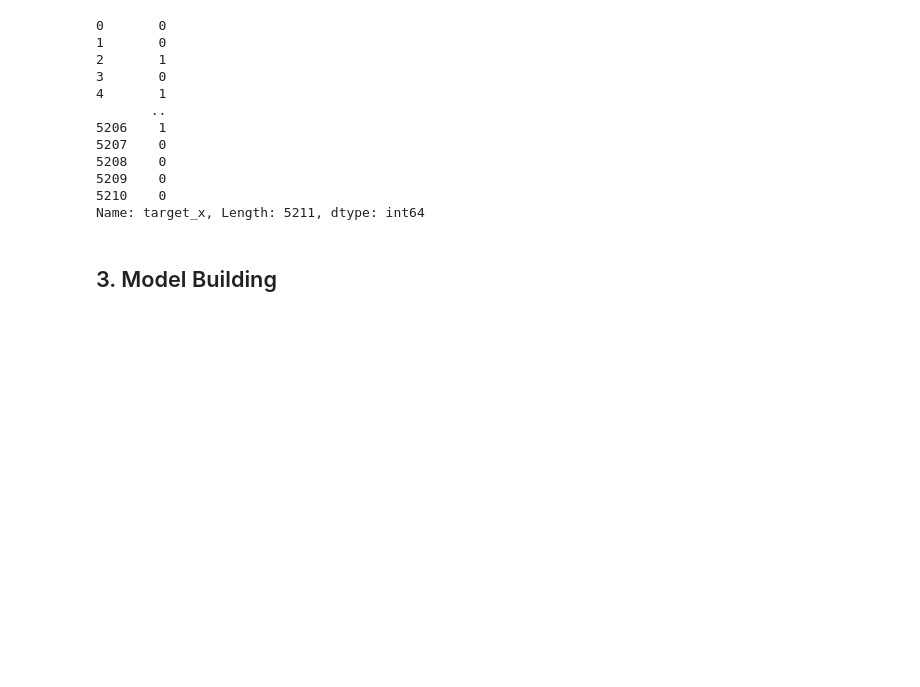
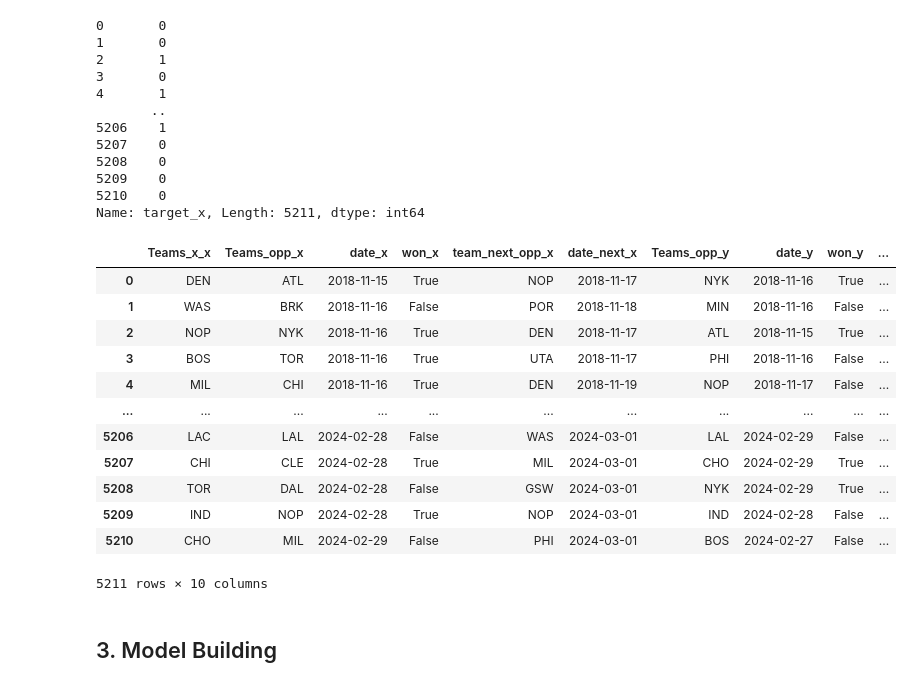
Before and after one commit to bluefish0125/Sports-Prediction, a Jupyter notebook: ml_notebooks/models/decision_trees.ipynb, the cells around one changed output. Drawn from its saved outputs; the diff is of its cells as text; code cells hidden in the pictures; blank space fills up the shorter version.

```diff
--- a/ml_notebooks/models/decision_trees.ipynb
+++ b/ml_notebooks/models/decision_trees.ipynb
@@ -379,6 +357,22 @@ numerical_df['target_x']
 5209    0
 5210    0
 Name: target_x, Length: 5211, dtype: int64
+# %%
+non_numerical_df
+# %% [output]
+|  | Teams_x_x | Teams_opp_x | date_x | won_x | team_next_opp_x | date_next_x | Teams_opp_y | date_y | won_y | ... |
+| 0 | DEN | ATL | 2018-11-15 | True | NOP | 2018-11-17 | NYK | 2018-11-16 | True | ... |
+| 1 | WAS | BRK | 2018-11-16 | False | POR | 2018-11-18 | MIN | 2018-11-16 | False | ... |
+| 2 | NOP | NYK | 2018-11-16 | True | DEN | 2018-11-17 | ATL | 2018-11-15 | True | ... |
+| 3 | BOS | TOR | 2018-11-16 | True | UTA | 2018-11-17 | PHI | 2018-11-16 | False | ... |
+| 4 | MIL | CHI | 2018-11-16 | True | DEN | 2018-11-19 | NOP | 2018-11-17 | False | ... |
+| ... | ... | ... | ... | ... | ... | ... | ... | ... | ... | ... |
+| 5206 | LAC | LAL | 2024-02-28 | False | WAS | 2024-03-01 | LAL | 2024-02-29 | False | ... |
+| 5207 | CHI | CLE | 2024-02-28 | True | MIL | 2024-03-01 | CHO | 2024-02-29 | True | ... |
+| 5208 | TOR | DAL | 2024-02-28 | False | GSW | 2024-03-01 | NYK | 2024-02-29 | True | ... |
+| 5209 | IND | NOP | 2024-02-28 | True | NOP | 2024-03-01 | IND | 2024-02-28 | False | ... |
+| 5210 | CHO | MIL | 2024-02-29 | False | PHI | 2024-03-01 | BOS | 2024-02-27 | False | ... |
+5211 rows × 10 columns
 # %% [markdown]
 ## 3. Model Building <a id='3'></a>
 # %%
```
Also changed, not shown: parts of 9 cells of this notebook, 1 other file.
